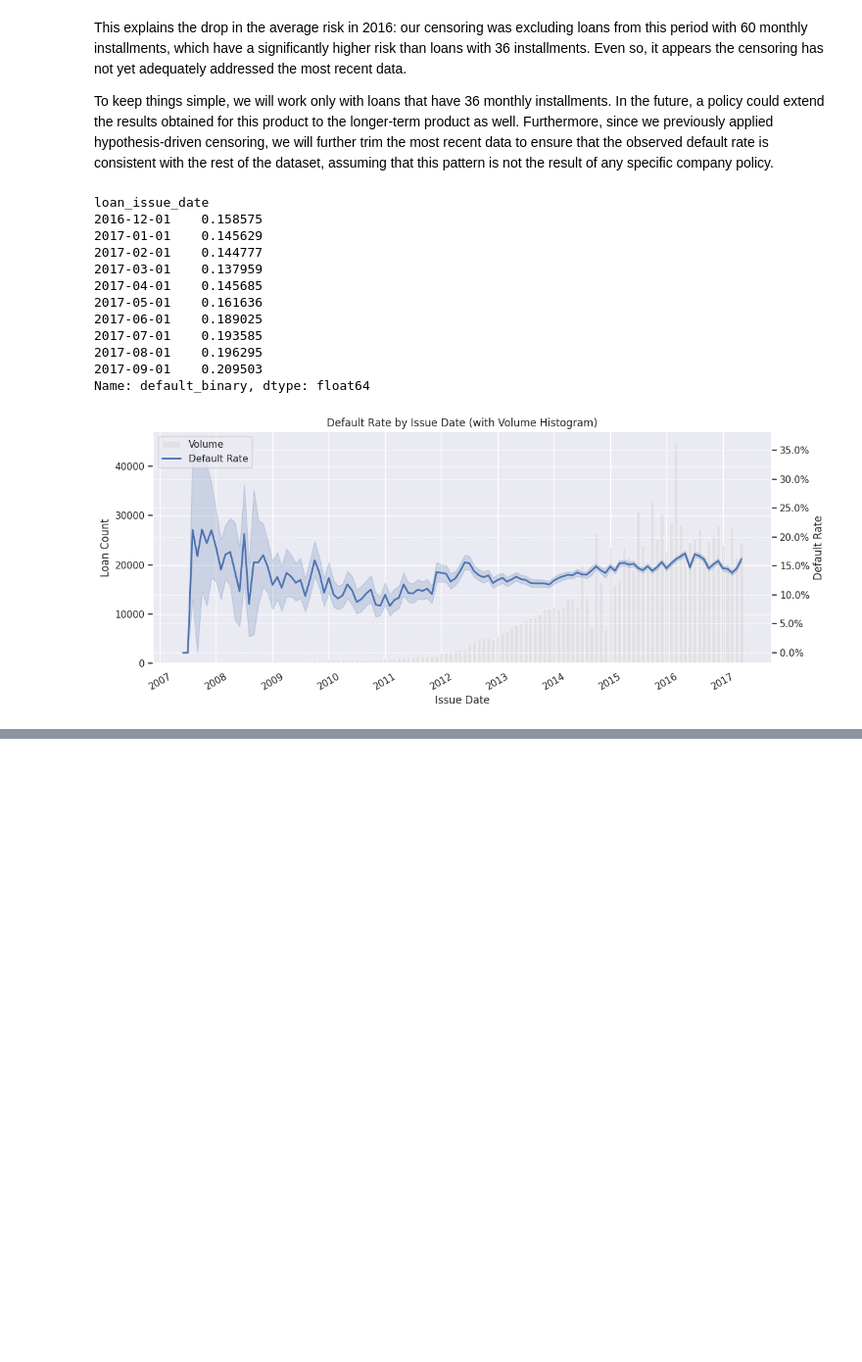
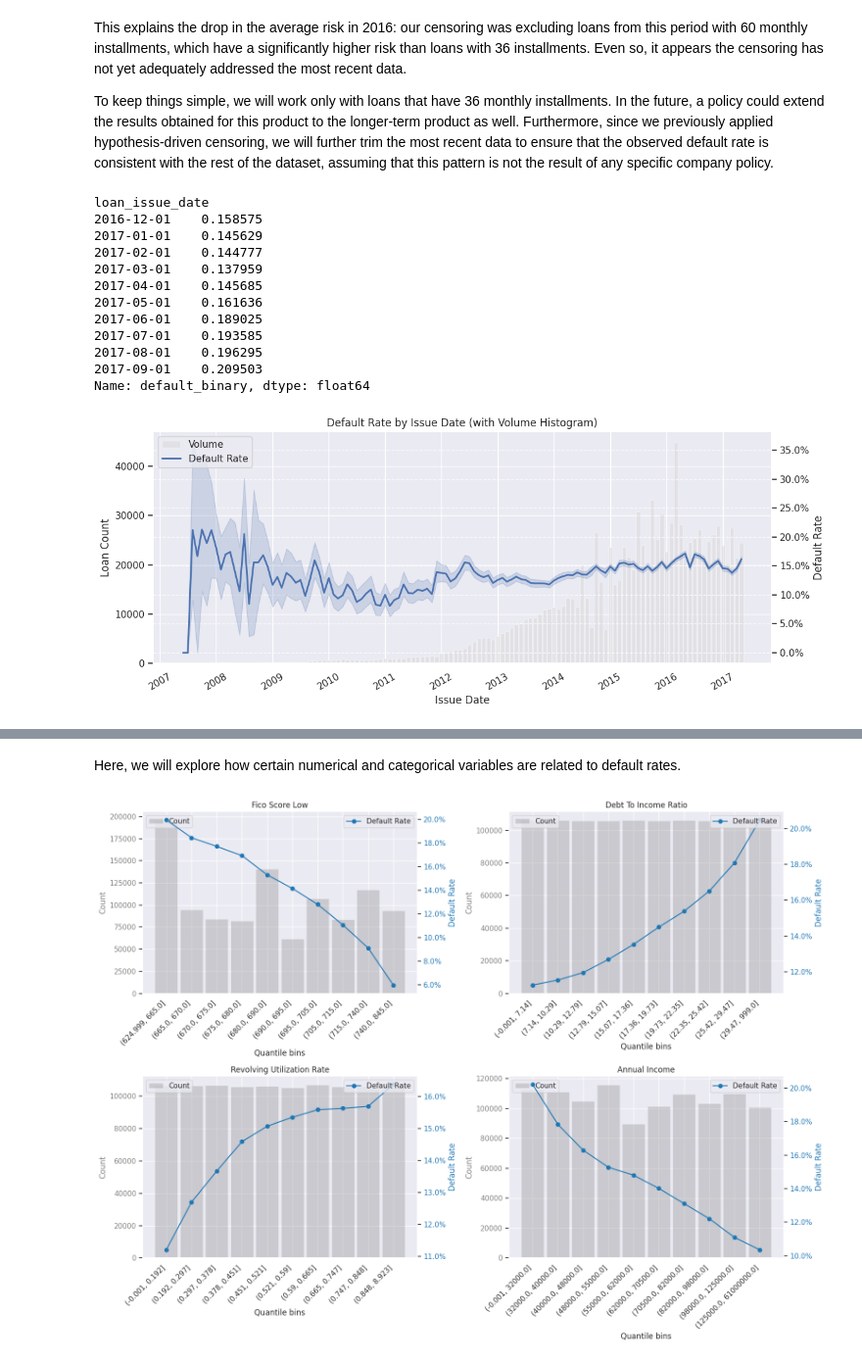
Before and after one commit to imonteiroyh/LoanCreditRisk, a Jupyter notebook: notebooks/01_exploration.ipynb, the cells around one changed output, grey strips where cells are left out. Shown at 98% size. Saved outputs shown, nothing was run; the diff lists cells and outputs as text; code cells hidden in the pictures; blank space fills up the shorter version.

```diff
--- a/notebooks/01_exploration.ipynb
+++ b/notebooks/01_exploration.ipynb
@@ -571,0 +610,20 @@ plt.show()
+# %%
+categorical_features = [feature for feature in model_features if feature not in numerical_features]
+
+cat_profile = []
+for col in categorical_features:
+    series = data[col]
+    value_counts = series.value_counts(dropna=True)
+    top_category = value_counts.index[0] if not value_counts.empty else None
+    top_pct = (value_counts.iloc[0] / len(series)) if not value_counts.empty else 0
+    cat_profile.append(
+        {
+            "feature": col,
+            "n_unique": series.nunique(dropna=True),
+            "missing_pct": series.isna().mean() * 100,
+            "top_category": str(top_category) if top_category is not None else None,
+            "top_category_pct": top_pct * 100,
+        }
+    )
+
+pd.DataFrame(cat_profile).sort_values(by="missing_pct", ascending=False)
@@ -571,0 +656,55 @@ plt.show()
+# %% [markdown]
+Here, we will explore how certain numerical and categorical variables are related to default rates.
+# %%
+def default_rate_count_line(df, feature, q=10, ax=None):
+    result = (
+        df[[feature, "default_binary"]]
+        .dropna()
+        .assign(bin=lambda d: pd.qcut(d[feature], q=q, duplicates="drop"))
+        .groupby("bin", observed=False)
+        .agg(default_rate=("default_binary", "mean"), count=("default_binary", "size"))
+        .reset_index()
+        .assign(bin_label=lambda d: d["bin"].astype(str))
+    )
+
+    if ax is None:
+        ax = plt.gca()
+
+    color_hist = "tab:gray"
+    color_line = "tab:blue"
+    ax.bar(result["bin_label"], result["count"], color=color_hist, alpha=0.3, width=0.9, label="Count")
+    ax.set_ylabel("Count", color=color_hist)
+    ax.set_xlabel("Quantile bins")
+    ax.set_title(feature.replace("_", " ").title())
+    ax.tick_params(axis="y", labelcolor=color_hist)
+
+    ax2 = ax.twinx()
+    ax2.plot(result["bin_label"], result["default_rate"], marker="o", color=color_line, label="Default Rate")
+    ax2.set_ylabel("Default Rate", color=color_line)
+    ax2.tick_params(axis="y", labelcolor=color_line)
+    ax2.yaxis.set_major_formatter(lambda x, _: f"{x*100:.1f}%")
+    ax.set_xticks(range(len(result["bin_label"])))
+    ax.set_xticklabels(result["bin_label"], rotation=45, ha="right")
+
+    ax.legend(loc="upper left")
+    ax2.legend(loc="upper right")
+    ax2.grid(False)
+
+    return ax, ax2
+
+
+numerical_for_default = [
+    "fico_score_low",
+    "debt_to_income_ratio",
+    "revolving_utilization_rate",
+    "annual_income",
+]
+
+fig, axes = plt.subplots(2, 2, figsize=(16, 12))
+for ax, col in zip(axes.flat, numerical_for_default):
+    default_rate_count_line(data, col, q=10, ax=ax)
+
+plt.tight_layout()
+plt.show()
+# %% [output]
+[figure, added]
```
Also changed, not shown: parts of 42 cells of this notebook, 4 other files.
